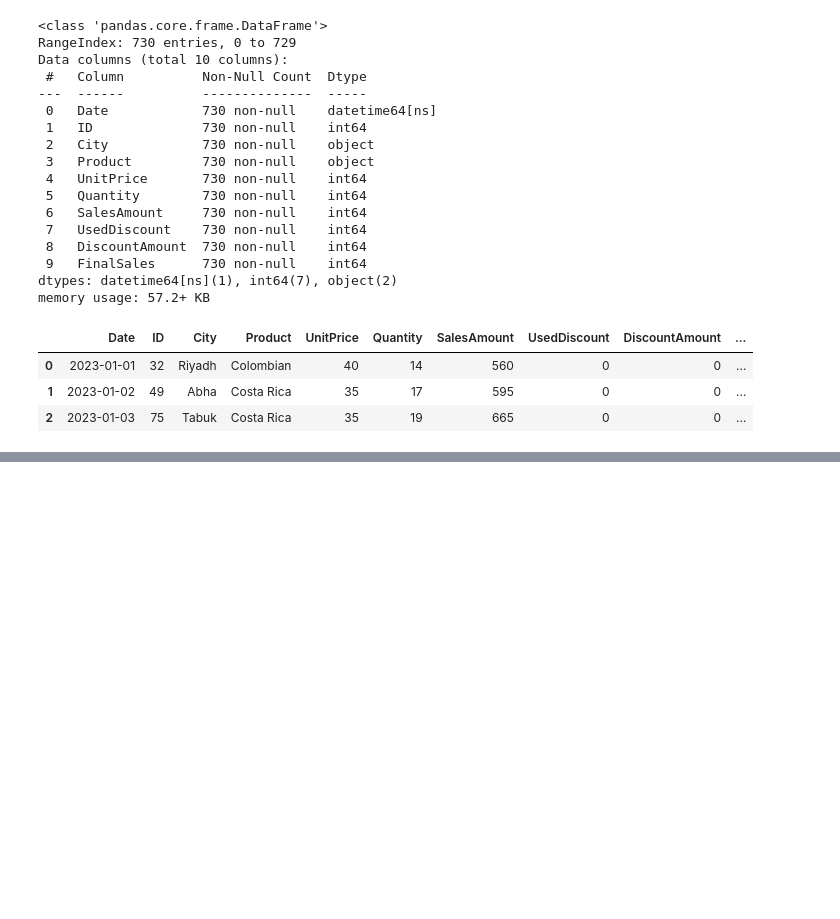
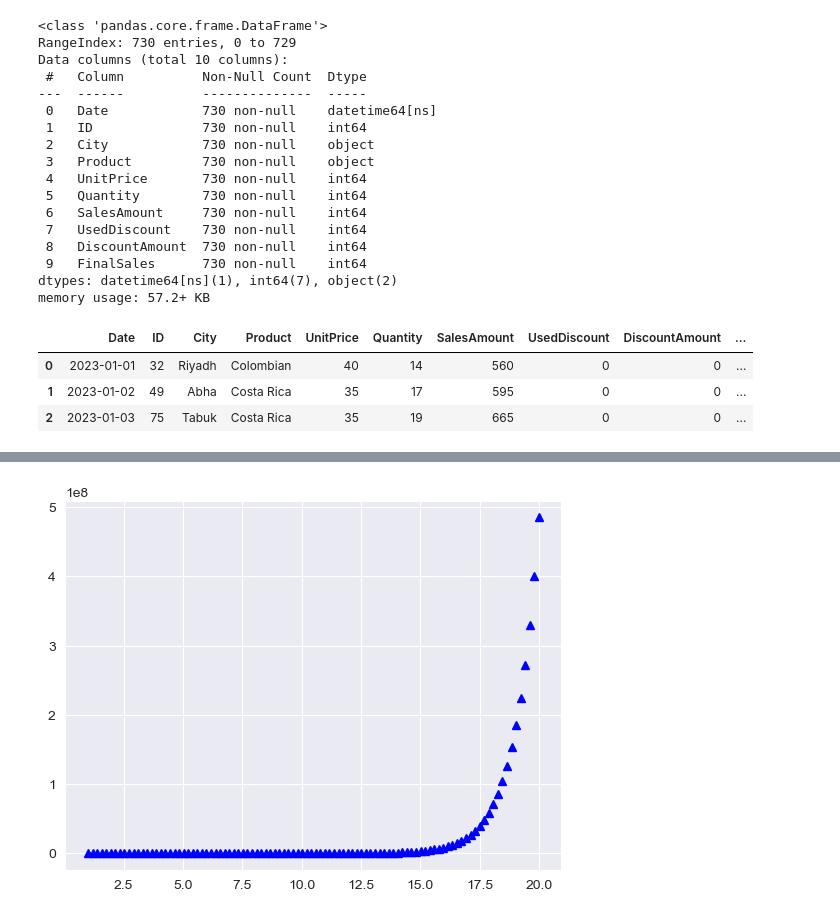
Before and after one commit to Abdullah-Hamad-Almousa/ArrayTesting, a Jupyter notebook: notes/Visualization.ipynb, the cells around one changed output, grey strips where cells are left out. Saved outputs shown, nothing was run; the diff lists cells and outputs as text; code cells hidden in the pictures; blank space fills up the shorter version.

```diff
--- a/notes/Visualization.ipynb
+++ b/notes/Visualization.ipynb
@@ -112,0 +127,6 @@ df.head(3)
+# %%
+plt.plot(x, y, 'b^') # b for blue can change to green or red ||  ^ for the dots can change it to *
+
+plt.show()
+# %% [output]
+[figure, added]
```
Also changed, not shown: parts of 7 cells of this notebook.
